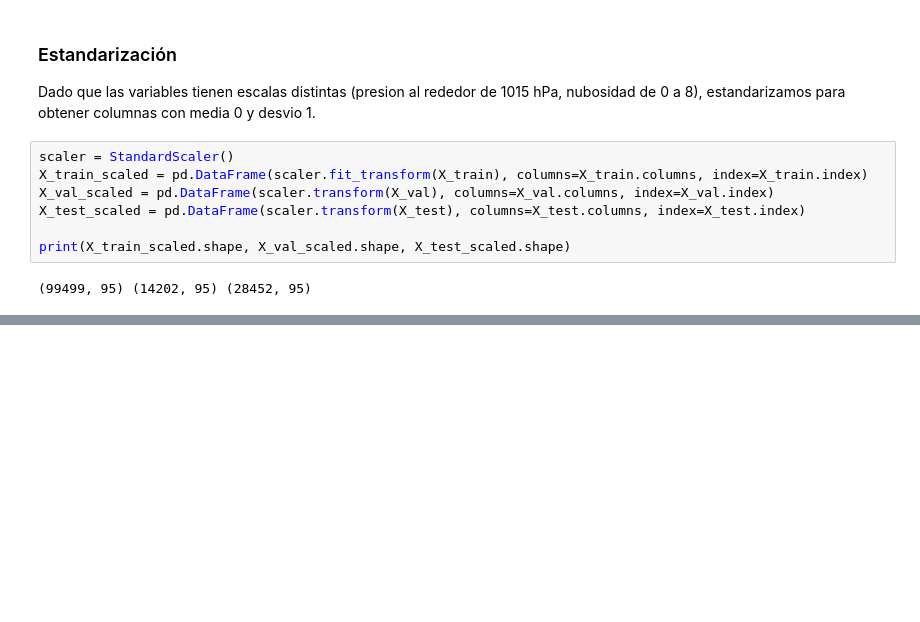
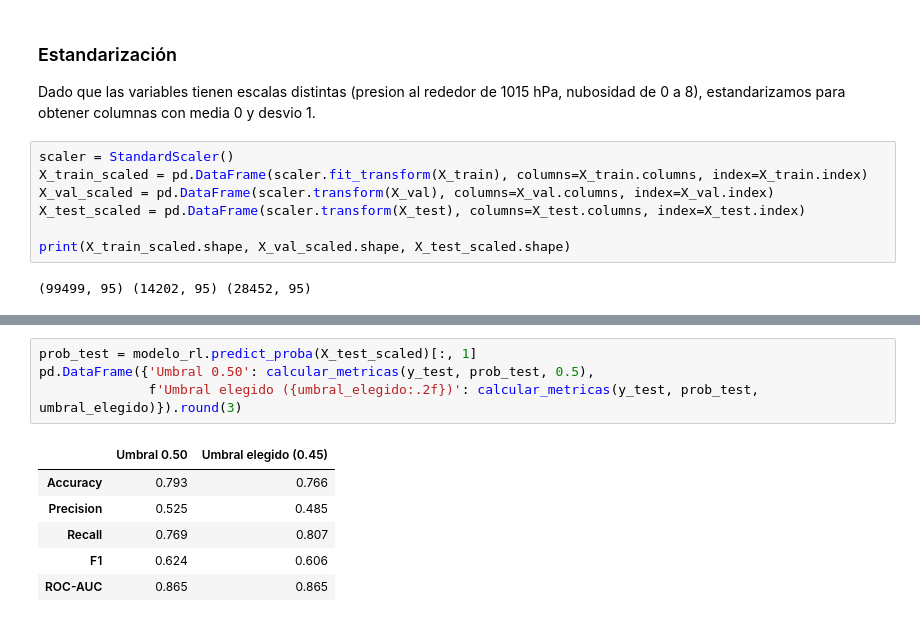
Before and after one commit to federicomarias/AA1-TUIA-Arias-Bousono, a Jupyter notebook: TP-clasificacion-AA1.ipynb, the cells around one changed output, grey strips where cells are left out. Drawn from its saved outputs; the diff is of its cells as text; blank space fills up the shorter version.

```diff
--- a/TP-clasificacion-AA1.ipynb
+++ b/TP-clasificacion-AA1.ipynb
@@ -595,0 +678,11 @@ print(X_train_scaled.shape, X_val_scaled.shape, X_test_scaled.shape)
+# %%
+prob_test = modelo_rl.predict_proba(X_test_scaled)[:, 1]
+pd.DataFrame({'Umbral 0.50': calcular_metricas(y_test, prob_test, 0.5),
+              f'Umbral elegido ({umbral_elegido:.2f})': calcular_metricas(y_test, prob_test, umbral_elegido)}).round(3)
+# %% [output]
+|  | Umbral 0.50 | Umbral elegido (0.45) |
+| Accuracy | 0.793 | 0.766 |
+| Precision | 0.525 | 0.485 |
+| Recall | 0.769 | 0.807 |
+| F1 | 0.624 | 0.606 |
+| ROC-AUC | 0.865 | 0.865 |
```
Also changed, not shown: parts of 10 cells of this notebook.
